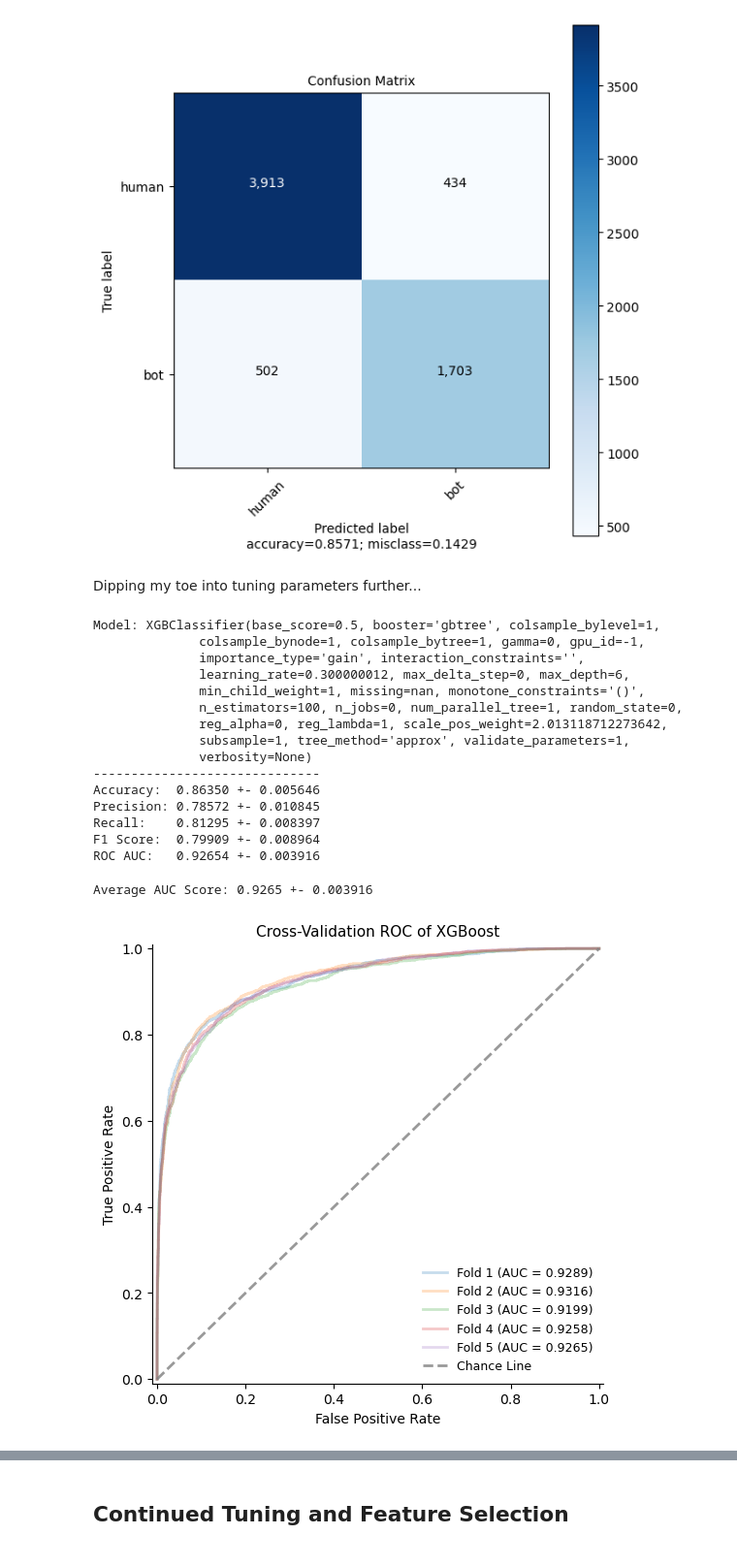
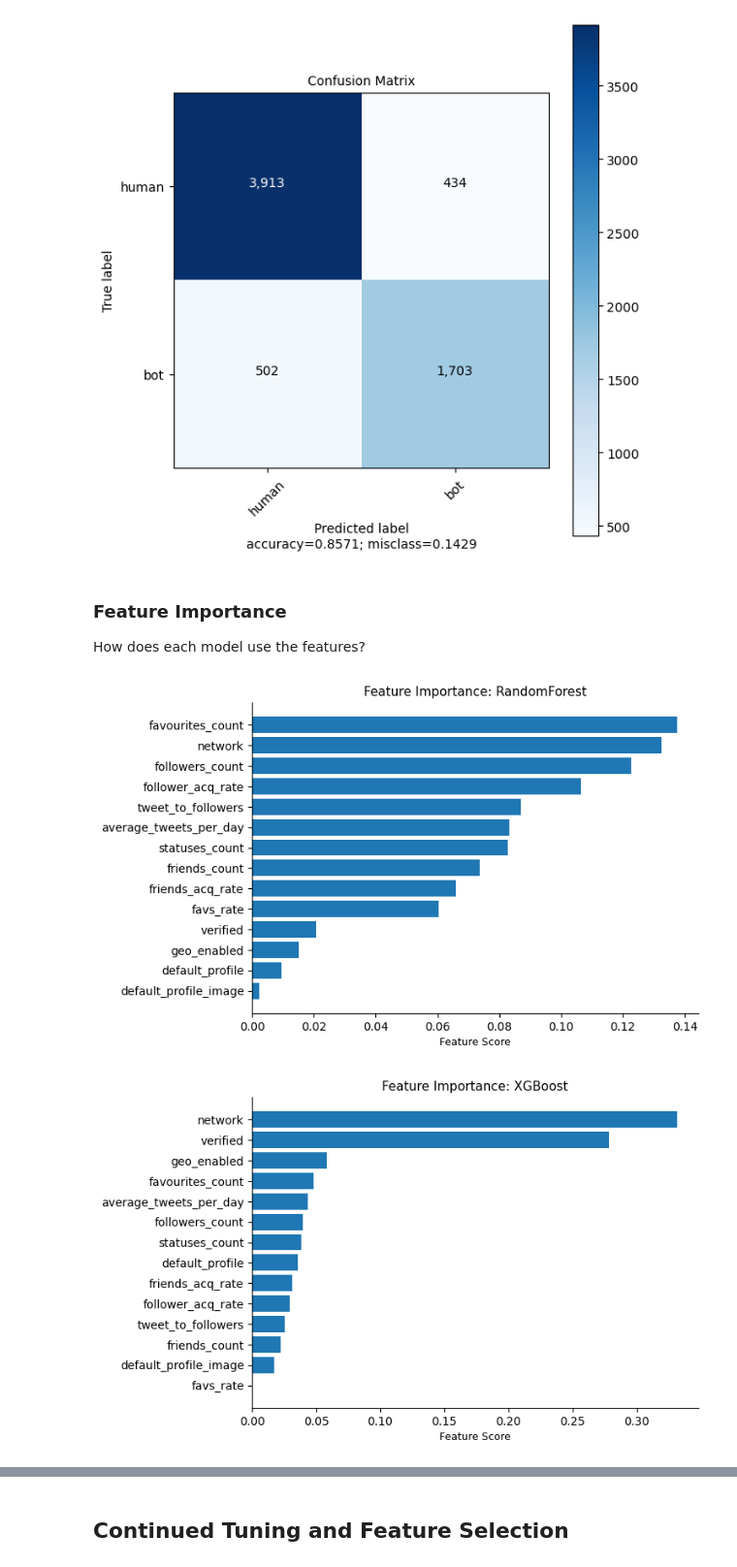
Before and after one commit to scrapfishies/twitter-bot-detection, a Jupyter notebook: modeling.ipynb, the cells around one changed output, grey strips where cells are left out. Shown at 97% size. Saved outputs shown, nothing was run; the diff lists cells and outputs as text; code cells hidden in the pictures.

Commit message:
model notebook writeups

```diff
--- a/modeling.ipynb
+++ b/modeling.ipynb
@@ -288,0 +345,5 @@ X_train, X_val, y_train, y_val = train_test_split(X, y, test_size=.25, random_st
+# %%
+forest = RandomForestClassifier(class_weight='balanced')
+
+forest.fit(X_train, y_train)
+preds = forest.predict(X_val)
@@ -310,34 +392,15 @@ F1 Score:  0.7844
    macro avg       0.84      0.84      0.84      6552
 weighted avg       0.86      0.86      0.86      6552
 [figure]
-# %% [markdown]
-Dipping my toe into tuning parameters further...
-# %%
-xgb = XGBClassifier(scale_pos_weight=estimate,
-                   tree_method='approx')
-
-model_list = [xgb]
-kf = KFold(n_splits=5, shuffle=True, random_state=33)
-
-multi_model_eval(model_list, X, y, kf)
-# %% [output]
-Model: XGBClassifier(base_score=0.5, booster='gbtree', colsample_bylevel=1,
-              colsample_bynode=1, colsample_bytree=1, gamma=0, gpu_id=-1,
-              importance_type='gain', interaction_constraints='',
-              learning_rate=0.300000012, max_delta_step=0, max_depth=6,
-              min_child_weight=1, missing=nan, monotone_constraints='()',
-              n_estimators=100, n_jobs=0, num_parallel_tree=1, random_state=0,
-              reg_alpha=0, reg_lambda=1, scale_pos_weight=2.013118712273642,
-              subsample=1, tree_method='approx', validate_parameters=1,
-              verbosity=None)
-------------------------------
-Accuracy:  0.86350 +- 0.005646
-Precision: 0.78572 +- 0.010845
-Recall:    0.81295 +- 0.008397
-F1 Score:  0.79909 +- 0.008964
-ROC AUC:   0.92654 +- 0.003916
+# %% [markdown]
+### Feature Importance
+
+How does each model use the features?
+# %%
+plot_feature_importance(forest, features, model_alias='RandomForest')
+# %% [output]
+[figure, added]
 # %%
-roc_curve_cv(xgb, X, y, kf, model_alias='XGBoost')
+plot_feature_importance(xgb, features, model_alias='XGBoost')
 # %% [output]
-Average AUC Score: 0.9265 +- 0.003916
-[figure, old version]
+[figure, new version]
```
Also changed, not shown: parts of 39 cells of this notebook, 1 other file.
